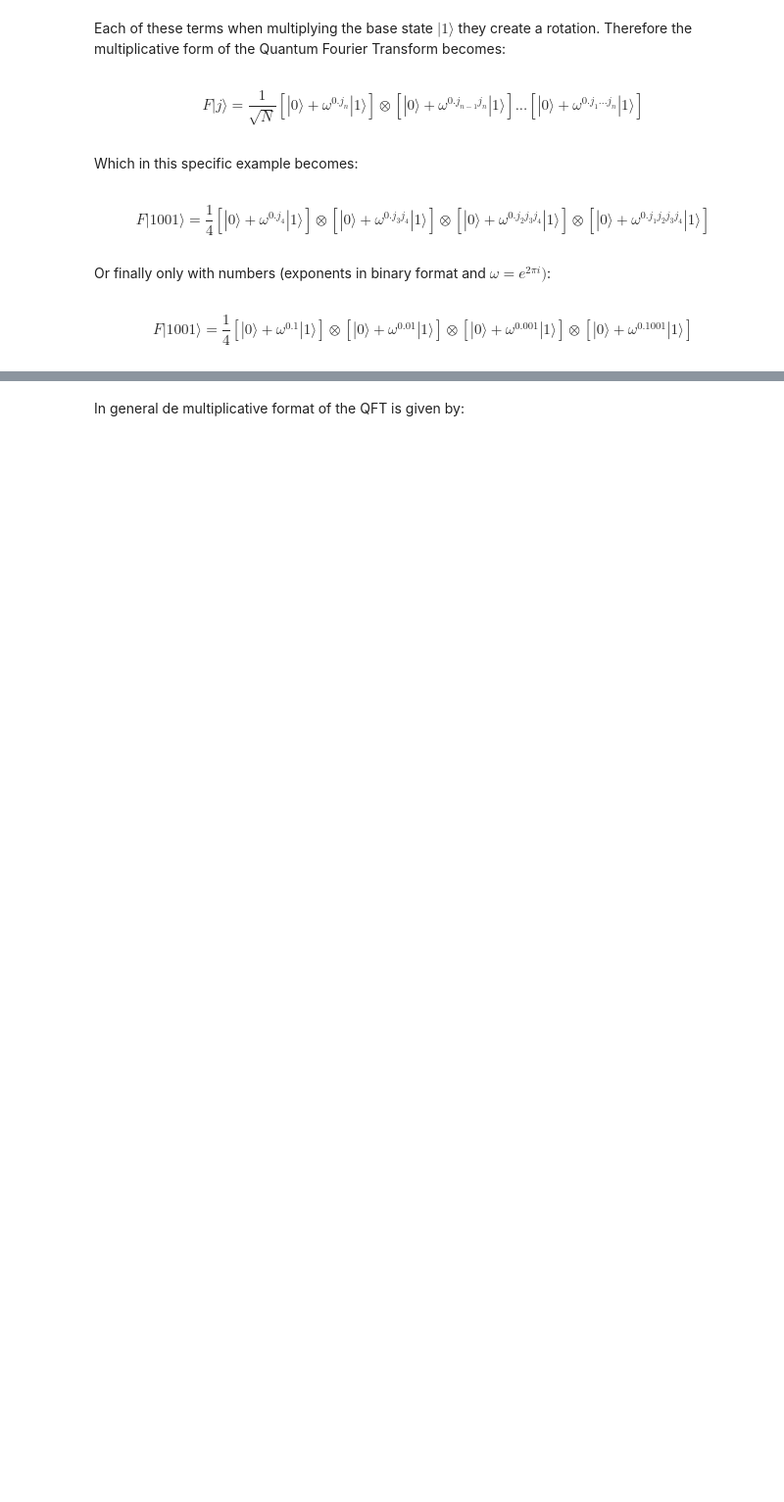
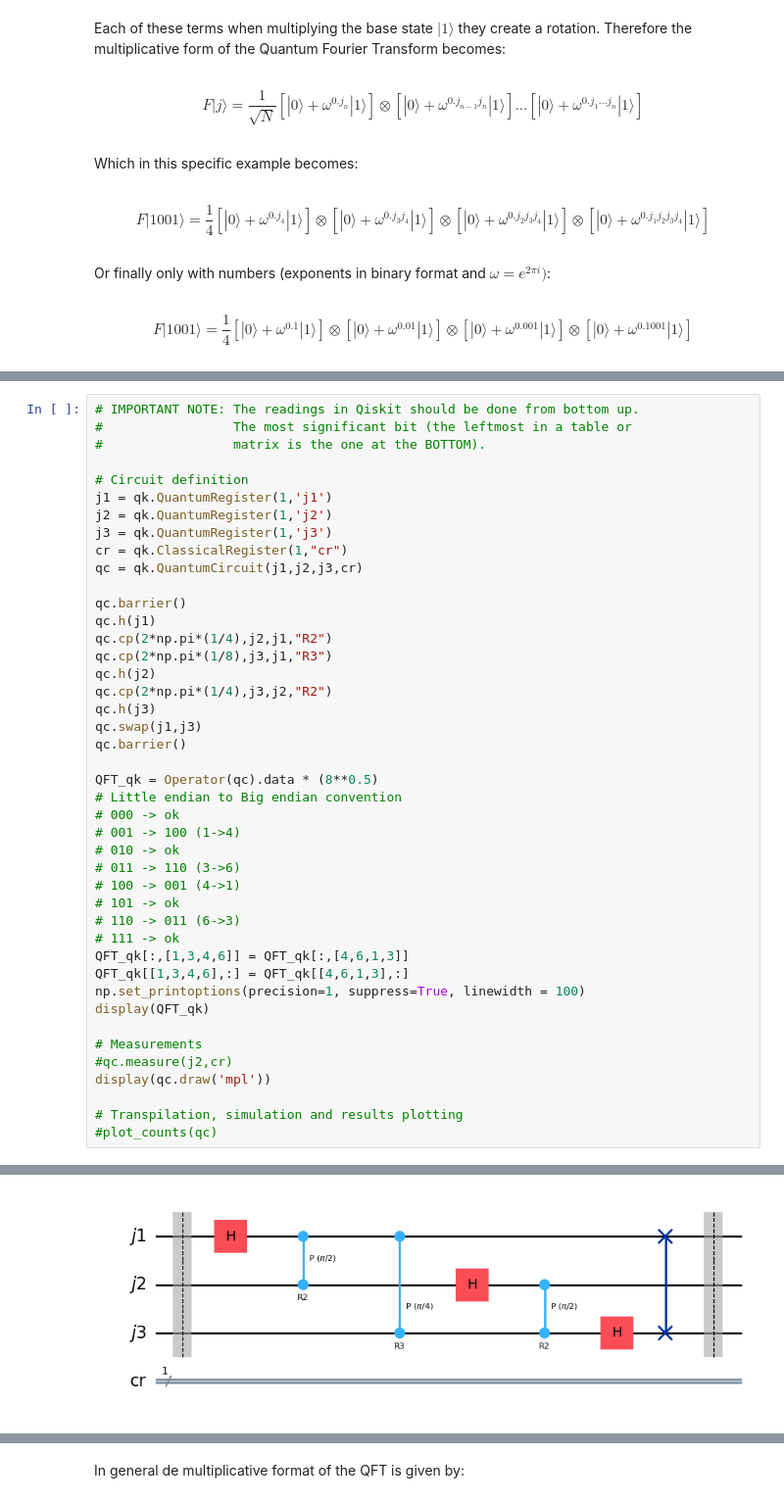
Before and after one commit to gustavomirapalheta/Quantum-Computing-with-Qiskit, a Jupyter notebook: 2.2.Qiskit Simon, Grover, Shor, QFT, em trabalho.ipynb, the cells around one changed output, grey strips where cells are left out. Shown at 98% size. Cells and saved outputs as stored; diff of their text form; blank space fills up the shorter version.

```diff
--- a/2.2.Qiskit Simon, Grover, Shor, QFT, em trabalho.ipynb
+++ b/2.2.Qiskit Simon, Grover, Shor, QFT, em trabalho.ipynb
@@ -1715,0 +1829,44 @@ $$ F|1001\rangle = \frac{1}{4} [|0\rangle + \omega^{0.1}|1\rangle ] \otimes [|0\
+# %%
+# IMPORTANT NOTE: The readings in Qiskit should be done from bottom up.
+#                 The most significant bit (the leftmost in a table or
+#                 matrix is the one at the BOTTOM).
+
+# Circuit definition
+j1 = qk.QuantumRegister(1,'j1')
+j2 = qk.QuantumRegister(1,'j2')
+j3 = qk.QuantumRegister(1,'j3')
+cr = qk.ClassicalRegister(1,"cr")
+qc = qk.QuantumCircuit(j1,j2,j3,cr)
+
+qc.barrier()
+qc.h(j1)
+qc.cp(2*np.pi*(1/4),j2,j1,"R2")
+qc.cp(2*np.pi*(1/8),j3,j1,"R3")
+qc.h(j2)
+qc.cp(2*np.pi*(1/4),j3,j2,"R2")
+qc.h(j3)
+qc.swap(j1,j3)
+qc.barrier()
+
+QFT_qk = Operator(qc).data * (8**0.5)
+# Little endian to Big endian convention
+# 000 -> ok
+# 001 -> 100 (1->4)
+# 010 -> ok
+# 011 -> 110 (3->6)
+# 100 -> 001 (4->1)
+# 101 -> ok
+# 110 -> 011 (6->3)
+# 111 -> ok
+QFT_qk[:,[1,3,4,6]] = QFT_qk[:,[4,6,1,3]]
+QFT_qk[[1,3,4,6],:] = QFT_qk[[4,6,1,3],:]
+np.set_printoptions(precision=1, suppress=True, linewidth = 100)
+display(QFT_qk)
+
+# Measurements
+#qc.measure(j2,cr)
+display(qc.draw('mpl'))
+
+# Transpilation, simulation and results plotting
+#plot_counts(qc)
+# %% [output]
@@ -1715,0 +1881 @@ $$ F|1001\rangle = \frac{1}{4} [|0\rangle + \omega^{0.1}|1\rangle ] \otimes [|0\
+[figure, added]
```
Also changed, not shown: parts of 31 cells of this notebook, 13 other files.
